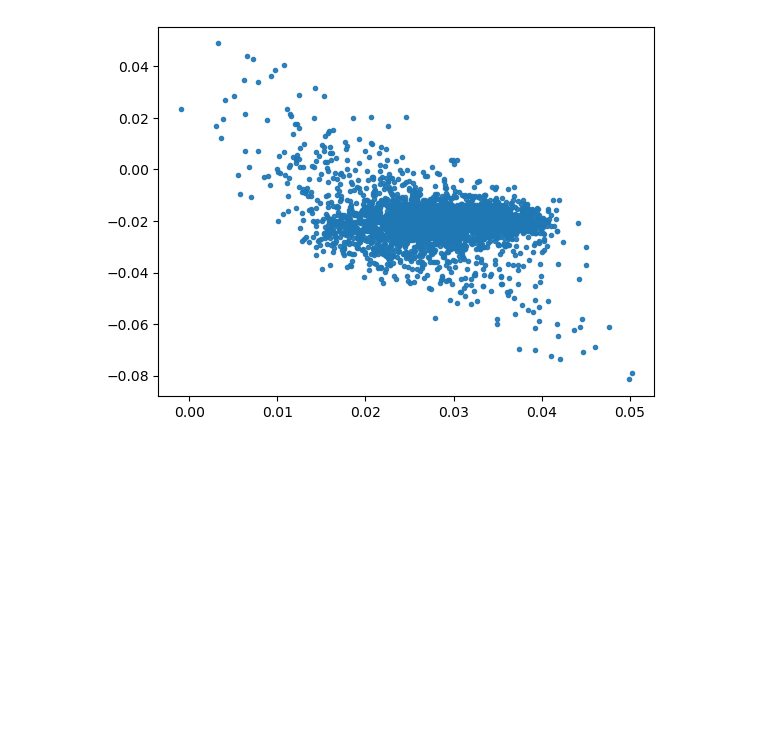
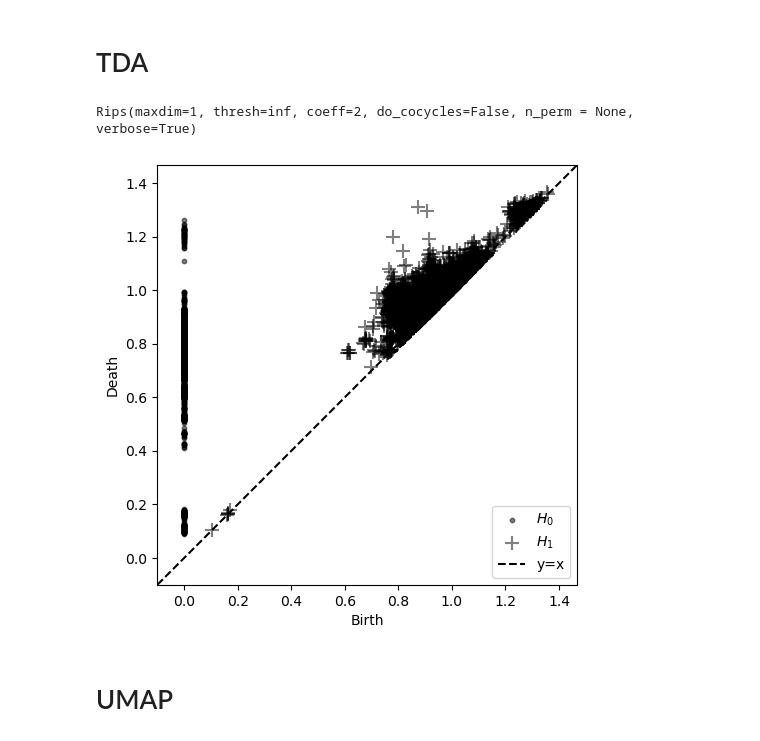
Before and after one commit to bekemax/cognitive-maps, a Jupyter notebook: example.ipynb, the cells around one changed output. Cells and saved outputs as stored; diff of their text form; code cells hidden in the pictures; blank space fills up the shorter version.

```diff
--- a/example.ipynb
+++ b/example.ipynb
@@ -210,19 +80,33 @@ for i in progress:
-# %%
-test_loader = DataLoader(
-            data_set,
-            shuffle=False,
-            batch_size=len(data_set)
-    )
-
-X = next(iter(test_loader))
-Z = topo_model.model.encode(X).detach().numpy()
-
-plt.scatter(
-    Z[:, 0], Z[:, 1],
-    cmap='Set1',
-    marker='.',
-    alpha=0.9,
-)
-plt.show()
-# %% [output]
-[figure, removed]
+# %% [markdown]
+# TDA
+# %%
+rips = Rips()
+d = rips.fit_transform(s)
+# %% [output]
+Rips(maxdim=1, thresh=inf, coeff=2, do_cocycles=False, n_perm = None, verbose=True)
+# %%
+fig, ax = plt.subplots(figsize=(5, 5))
+
+ax.scatter(d[0][:,0],d[0][:,1],marker='o',s=10,alpha=0.5,color='black',label='$H_0$')
+ax.scatter(d[1][:,0],d[1][:,1],marker='+',s=100,alpha=0.5,color='black',label='$H_1$')
+amax = np.max(np.concatenate([d[0][np.isfinite(d[0])],d[1][np.isfinite(d[1])]]))
+
+eps = 0.1
+ax.set_xlim([-eps,amax+eps])
+ax.set_ylim([-eps,amax+eps])
+ax.set_aspect('equal')
+
+ax.set_ylabel('Death')
+ax.set_xlabel('Birth')
+
+ax.plot(np.linspace(-eps,amax+eps,100),np.linspace(-eps,amax+eps,100),
+        linestyle='--',color='black',label='y=x')
+
+ax.legend(loc='lower right')
+
+fig.tight_layout()
+#fig.savefig(f'h{n_holes}_homology.png',dpi=300)
+# %% [output]
+[figure, added]
+# %% [markdown]
+# UMAP
```
Also changed, not shown: parts of 17 cells of this notebook.
